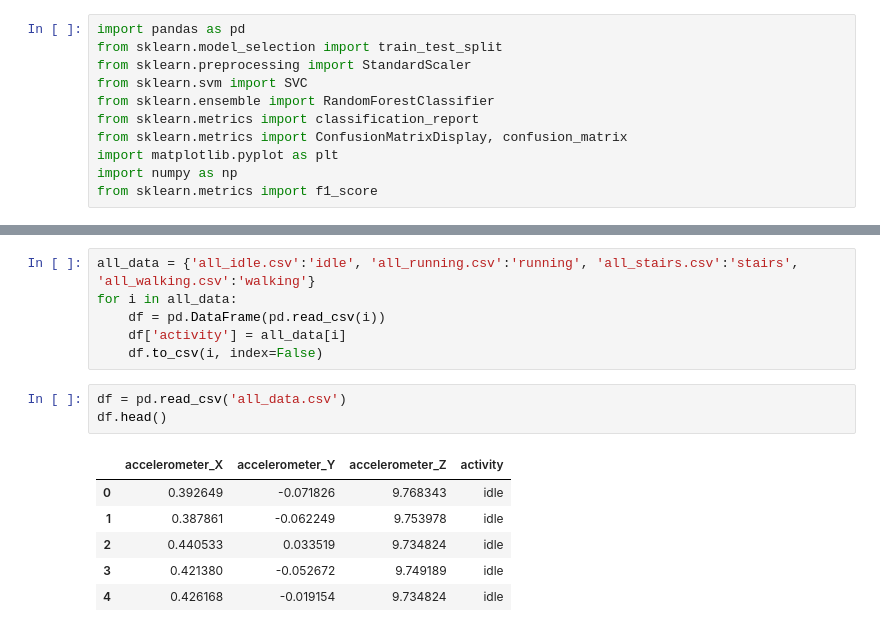
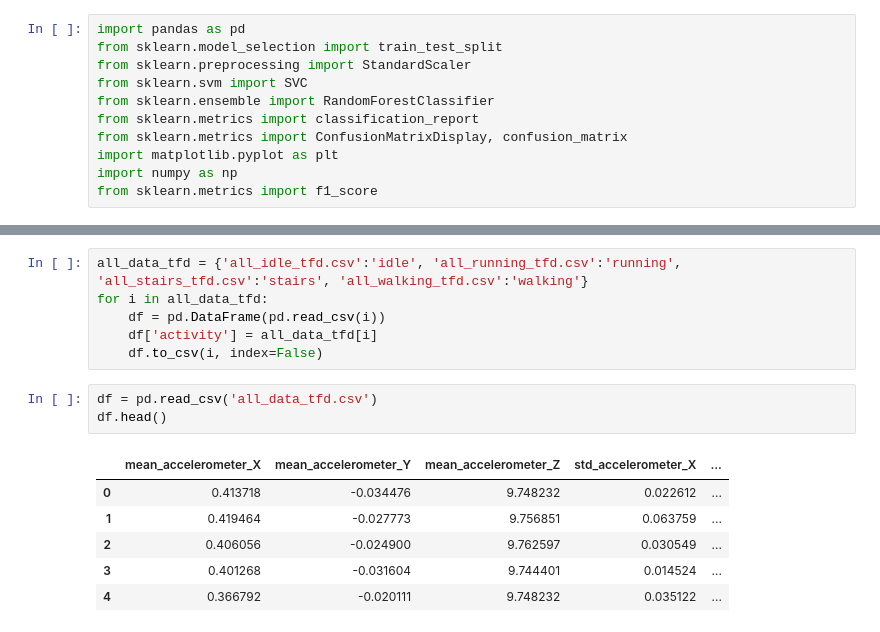
Before and after one commit to Noma9d/Python_Data_Science, a Jupyter notebook: HW5/hw5.ipynb, the cells around one changed output, grey strips where cells are left out. Saved outputs shown, nothing was run; the diff lists cells and outputs as text.

```diff
--- a/HW5/hw5.ipynb
+++ b/HW5/hw5.ipynb
@@ -18,16 +66,16 @@ from sklearn.metrics import f1_score
 # %%
-all_data = {'all_idle.csv':'idle', 'all_running.csv':'running', 'all_stairs.csv':'stairs', 'all_walking.csv':'walking'}
-for i in all_data:
+all_data_tfd = {'all_idle_tfd.csv':'idle', 'all_running_tfd.csv':'running', 'all_stairs_tfd.csv':'stairs', 'all_walking_tfd.csv':'walking'}
+for i in all_data_tfd:
     df = pd.DataFrame(pd.read_csv(i))
-    df['activity'] = all_data[i]
+    df['activity'] = all_data_tfd[i]
     df.to_csv(i, index=False)
 # %%
-df = pd.read_csv('all_data.csv')
+df = pd.read_csv('all_data_tfd.csv')
 df.head()
 # %% [output]
-|  | accelerometer_X | accelerometer_Y | accelerometer_Z | activity |
-| 0 | 0.392649 | -0.071826 | 9.768343 | idle |
-| 1 | 0.387861 | -0.062249 | 9.753978 | idle |
-| 2 | 0.440533 | 0.033519 | 9.734824 | idle |
-| 3 | 0.421380 | -0.052672 | 9.749189 | idle |
-| 4 | 0.426168 | -0.019154 | 9.734824 | idle |
+|  | mean_accelerometer_X | mean_accelerometer_Y | mean_accelerometer_Z | std_accelerometer_X | ... |
+| 0 | 0.413718 | -0.034476 | 9.748232 | 0.022612 | ... |
+| 1 | 0.419464 | -0.027773 | 9.756851 | 0.063759 | ... |
+| 2 | 0.406056 | -0.024900 | 9.762597 | 0.030549 | ... |
+| 3 | 0.401268 | -0.031604 | 9.744401 | 0.014524 | ... |
+| 4 | 0.366792 | -0.020111 | 9.748232 | 0.035122 | ... |
```
Also changed, not shown: parts of 6 cells of this notebook, 13 other files.
